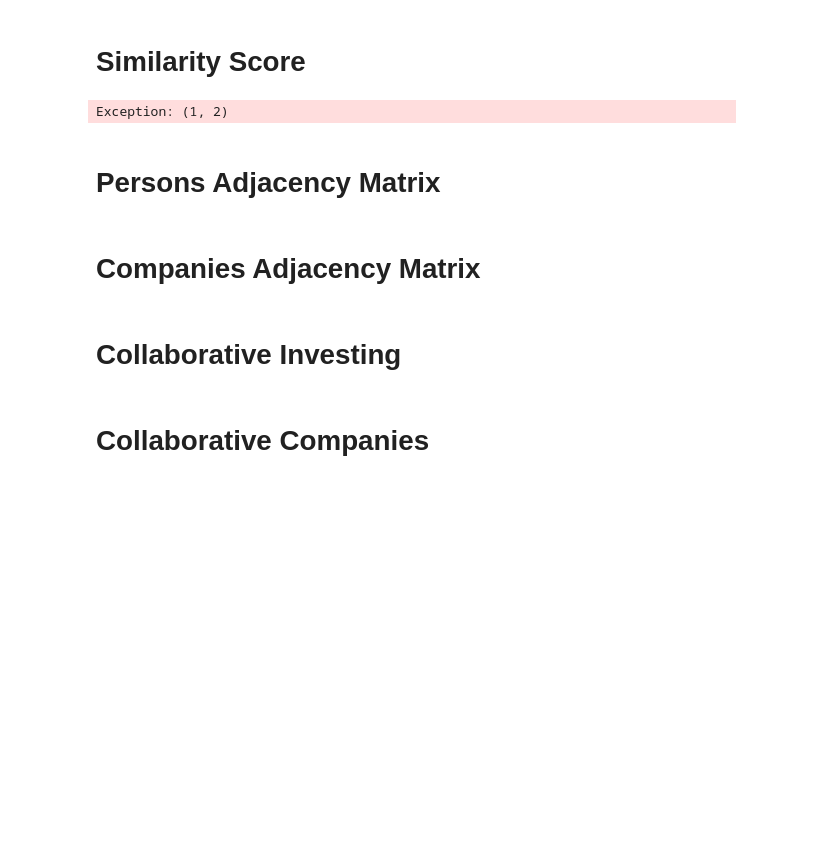
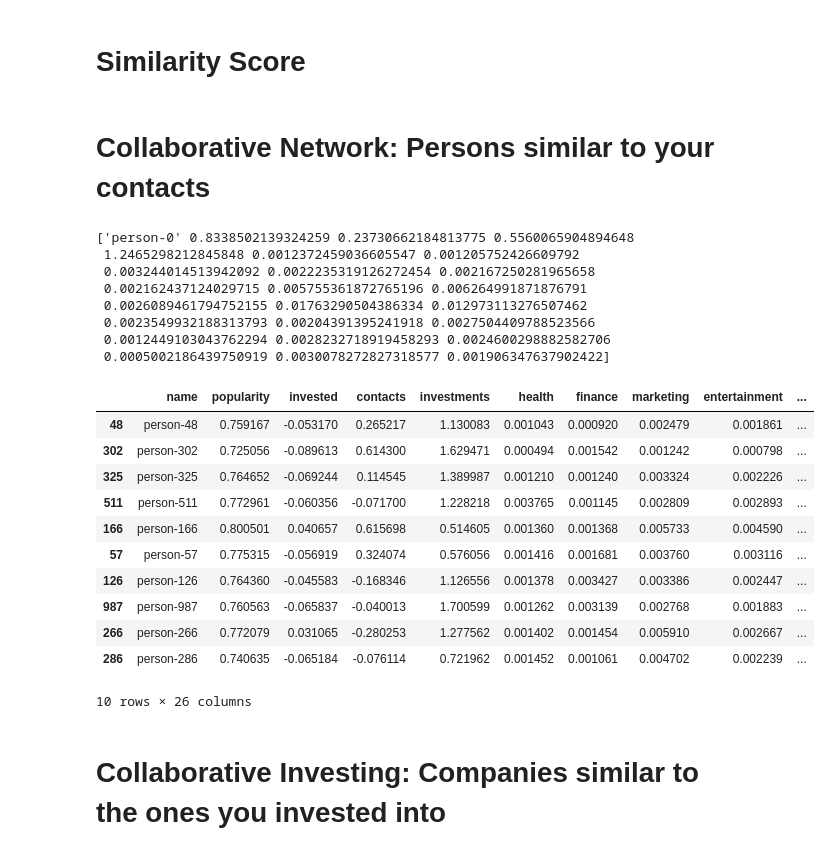
Before and after one commit to MartinCastroAlvarez/python-deep-learning-algorithms, a Jupyter notebook: portfolio.ipynb, the cells around one changed output. Saved outputs shown, nothing was run; the diff lists cells and outputs as text; code cells hidden in the pictures; blank space fills up the shorter version.

```diff
--- a/portfolio.ipynb
+++ b/portfolio.ipynb
@@ -542,31 +577,48 @@ companies.head(10)
 # %% [markdown]
 # Similarity Score
-# %%
-
-
-
-def person_similarity(i: int, j: int) -> float:
-    """
-    Calculates the similarity of 2 persons.
-    """
-    if i == j:
-        return j
-    raise Exception(i, j)
-    popularity_by_node
-    invested_by_node
-    received_by_node
-    contacts_by_node
-    investments_by_node
-    industries_by_node
-
-person_similarity(1, 2)
-# %% [output]
-Exception: (1, 2)
-# %% [markdown]
-# Persons Adjacency Matrix
-# %% [markdown]
-# Companies Adjacency Matrix
-# %% [markdown]
-# Collaborative Investing
+# %%
+def similarity(x: np.ndarray, y: np.ndarray) -> float:
+    """
+    Calculates the distance between 2 vectorized objects.
+    """
+    assert x.shape == y.shape, (x.shape, y.shape)
+    return 1 - sc.spatial.distance.euclidean(x, y)
 # %% [markdown]
-# Collaborative Companies
+# Collaborative Network: Persons similar to your contacts
+# %%
+def get_similar_persons(person: np.ndarray, sample: int = 50) -> pd.DataFrame:
+    """
+    Find similar persons based on the distance metric.
+    """
+    similar: pd.DataFrame = persons.sample(sample)
+    similar['similarity'] = similar.apply(lambda x: similarity(x.values[1:], person[1:]), axis=1)
+    similar: pd.DataFrame = similar.sort_values(by=['similarity'], ascending=False)
+    return similar
+# %%
+person: np.ndarray = persons.iloc[0].values
+similar_persons: pd.DataFrame = get_similar_persons(person, sample=50)
+print(person)
+similar_persons.head(10)
+# %% [output]
+['person-0' 0.8338502139324259 0.23730662184813775 0.5560065904894648
+ 1.2465298212845848 0.0012372459036605547 0.001205752426609792
+ 0.003244014513942092 0.0022235319126272454 0.002167250281965658
+ 0.002162437124029715 0.005755361872765196 0.006264991871876791
+ 0.0026089461794752155 0.01763290504386334 0.012973113276507462
+ 0.0023549932188313793 0.00204391395241918 0.0027504409788523566
+ 0.0012449103043762294 0.0028232718919458293 0.0024600298882582706
+ 0.0005002186439750919 0.0030078272827318577 0.001906347637902422]
+|  | name | popularity | invested | contacts | investments | health | finance | marketing | entertainment | ... |
+| 48 | person-48 | 0.759167 | -0.053170 | 0.265217 | 1.130083 | 0.001043 | 0.000920 | 0.002479 | 0.001861 | ... |
+| 302 | person-302 | 0.725056 | -0.089613 | 0.614300 | 1.629471 | 0.000494 | 0.001542 | 0.001242 | 0.000798 | ... |
+| 325 | person-325 | 0.764652 | -0.069244 | 0.114545 | 1.389987 | 0.001210 | 0.001240 | 0.003324 | 0.002226 | ... |
+| 511 | person-511 | 0.772961 | -0.060356 | -0.071700 | 1.228218 | 0.003765 | 0.001145 | 0.002809 | 0.002893 | ... |
+| 166 | person-166 | 0.800501 | 0.040657 | 0.615698 | 0.514605 | 0.001360 | 0.001368 | 0.005733 | 0.004590 | ... |
+| 57 | person-57 | 0.775315 | -0.056919 | 0.324074 | 0.576056 | 0.001416 | 0.001681 | 0.003760 | 0.003116 | ... |
+| 126 | person-126 | 0.764360 | -0.045583 | -0.168346 | 1.126556 | 0.001378 | 0.003427 | 0.003386 | 0.002447 | ... |
+| 987 | person-987 | 0.760563 | -0.065837 | -0.040013 | 1.700599 | 0.001262 | 0.003139 | 0.002768 | 0.001883 | ... |
+| 266 | person-266 | 0.772079 | 0.031065 | -0.280253 | 1.277562 | 0.001402 | 0.001454 | 0.005910 | 0.002667 | ... |
+| 286 | person-286 | 0.740635 | -0.065184 | -0.076114 | 0.721962 | 0.001452 | 0.001061 | 0.004702 | 0.002239 | ... |
+10 rows × 26 columns
+# %% [markdown]
+# Collaborative Investing: Companies similar to the ones you invested into
```
Also changed, not shown: parts of 16 cells of this notebook, 2 other files.
